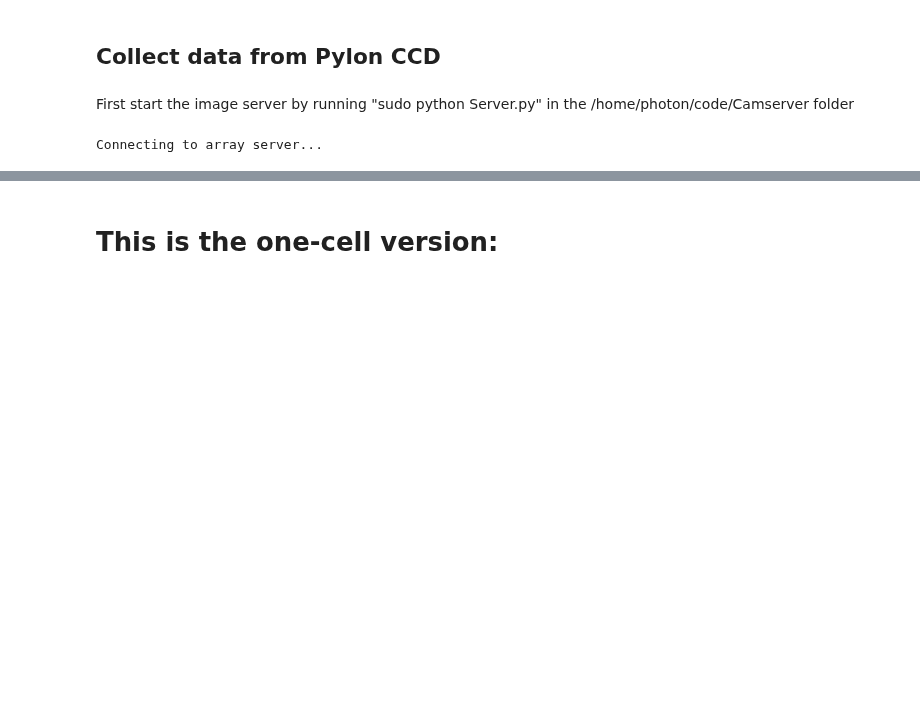
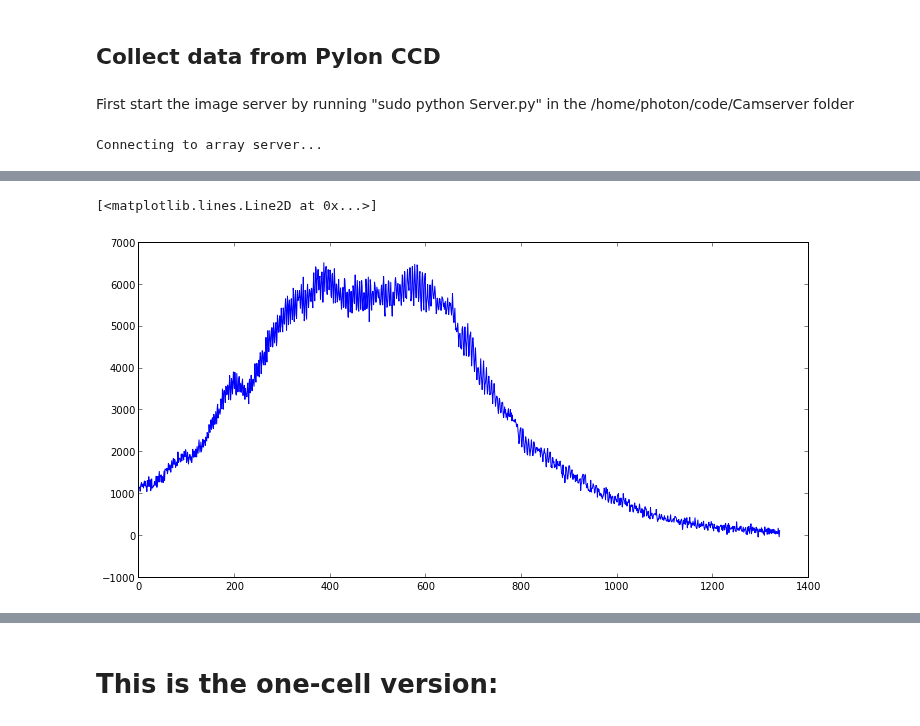
Before and after one commit to DawesLab/CCDimage, a Jupyter notebook: CCDimage.ipynb, the cells around one changed output, grey strips where cells are left out. Cells and saved outputs as stored; diff of their text form; code cells hidden in the pictures; blank space fills up the shorter version.

```diff
--- a/CCDimage.ipynb
+++ b/CCDimage.ipynb
@@ -117,0 +114,5 @@ for shot in fftComplex:
+# %%
+pylab.plot(corrected[200,:,0])
+# %% [output]
+[<matplotlib.lines.Line2D at 0x...>]
+[figure, added]
```
Also changed, not shown: parts of 29 cells of this notebook.
